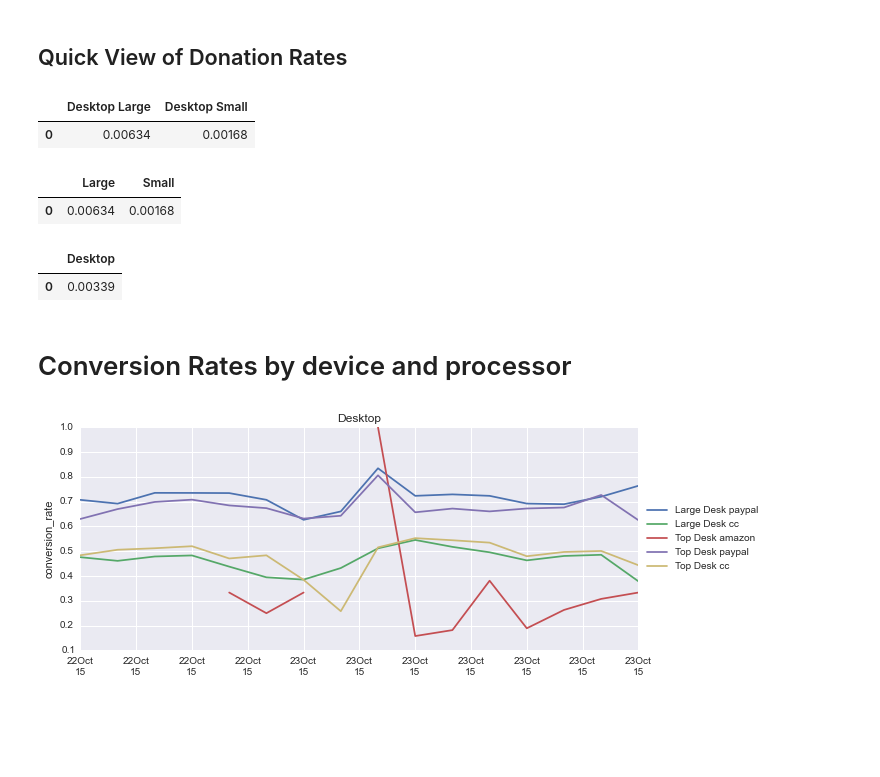
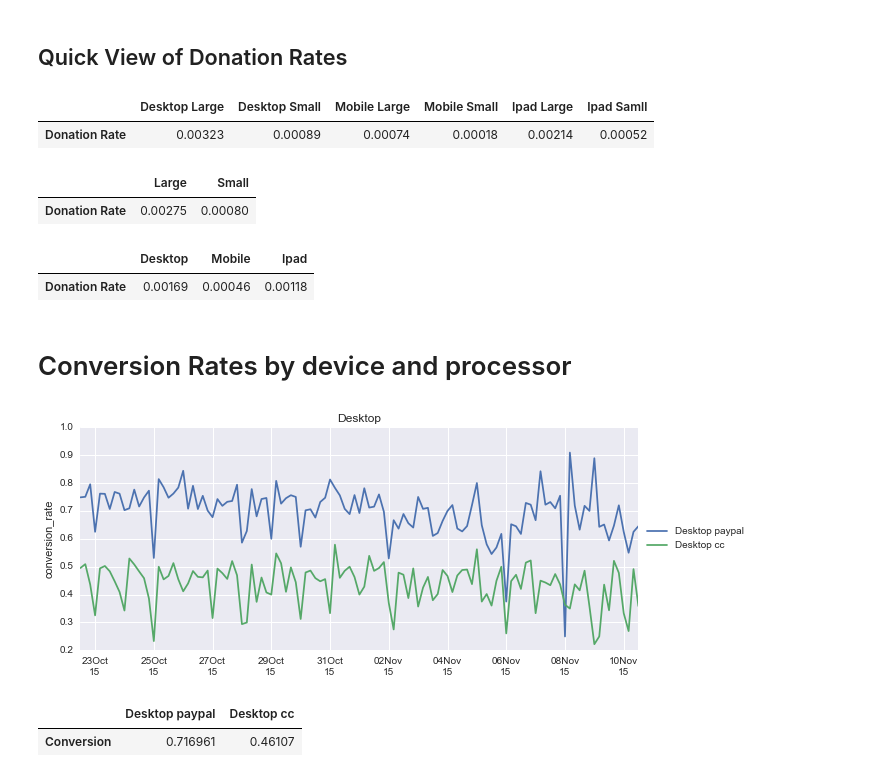
Before and after one commit to BUMET-CS-689-2018-03-O1-Data-Wrhs/wmf, a Jupyter notebook: fr/campaign_analysis/notebooks/C1516/C1516_frFR.ipynb, the cells around one changed output. Cells and saved outputs as stored; diff of their text form; code cells hidden in the pictures; blank space fills up the shorter version.

```diff
--- a/fr/campaign_analysis/notebooks/C1516/C1516_frFR.ipynb
+++ b/fr/campaign_analysis/notebooks/C1516/C1516_frFR.ipynb
@@ -12,7 +21,7 @@ from conversion_analysis import get_conversion_clicks, plot_conversion_rate
 ## Set-Up Code
 # %%
 start = '2015-10-22 12:00'
-stop = '2015-11-23 15:00'
+stop = (datetime.utcnow() - relativedelta.relativedelta(hours=5)).strftime('%Y-%m-%d %H:00')
 
 dsk_campaign = 'C1516_frFR_dsk_hi_FR'
 mob_campaign = 'C1516_frFR_mob_hi_FR'
@@ -21,8 +30,8 @@ ipd_campaign = 'C1516_frFR_ipd_hi_FR'
 country_code = 'FR'
 project = 'fr.wikipedia'
 
-agg = 2
-rate_agg = 2
+agg = 24
+rate_agg = 24
 
 all_regs, device_regs, size_regs, dsk_regs,mob_regs, ipd_regs, lg_regs, sm_regs  = get_regs(dsk_campaign, mob_campaign, ipd_campaign)
 # %%
@@ -290,18 +278,18 @@ def get_donation_rate_break_downs(regs):
 # %%
-get_donation_rate_break_downs(all_regs)
+get_donation_rate_break_downs(don, imp, all_regs)
 # %% [output]
-|  | Desktop Large | Desktop Small |
-| 0 | 0.00634 | 0.00168 |
+|  | Desktop Large | Desktop Small | Mobile Large | Mobile Small | Ipad Large | Ipad Samll |
+| Donation Rate | 0.00323 | 0.00089 | 0.00074 | 0.00018 | 0.00214 | 0.00052 |
 # %%
-get_donation_rate_break_downs(size_regs)
+get_donation_rate_break_downs(don, imp, size_regs)
 # %% [output]
 |  | Large | Small |
-| 0 | 0.00634 | 0.00168 |
+| Donation Rate | 0.00275 | 0.00080 |
 # %%
-get_donation_rate_break_downs(device_regs)
+get_donation_rate_break_downs(don, imp, device_regs)
 # %% [output]
-|  | Desktop |
-| 0 | 0.00339 |
+|  | Desktop | Mobile | Ipad |
+| Donation Rate | 0.00169 | 0.00046 | 0.00118 |
 # %% [markdown]
 # Conversion Rates by device and processor
 # %%
@@ -309,7 +297,12 @@ conv_dsk = get_conversion_clicks(start, stop, dsk_campaign)
 conv_mob = get_conversion_clicks(start, stop, mob_campaign)
 conv_ipd = get_conversion_clicks(start, stop, ipd_campaign)
 # %%
-plot_conversion_rate(conv_dsk ,dsk_regs, hours = agg, title = 'Desktop' )
+plot_conversion_rate(conv_dsk ,device_regs, hours = agg, title = 'Desktop' )
 # %% [output]
-[figure, old version]
+[figure, new version]
+# %%
+get_conversion_rate_breakdowns(conv_dsk, device_regs)
+# %% [output]
+|  | Desktop paypal | Desktop cc |
+| Conversion | 0.716961 | 0.46107 |
 # %%
```
Also changed, not shown: parts of 40 cells of this notebook, 11 other files.
